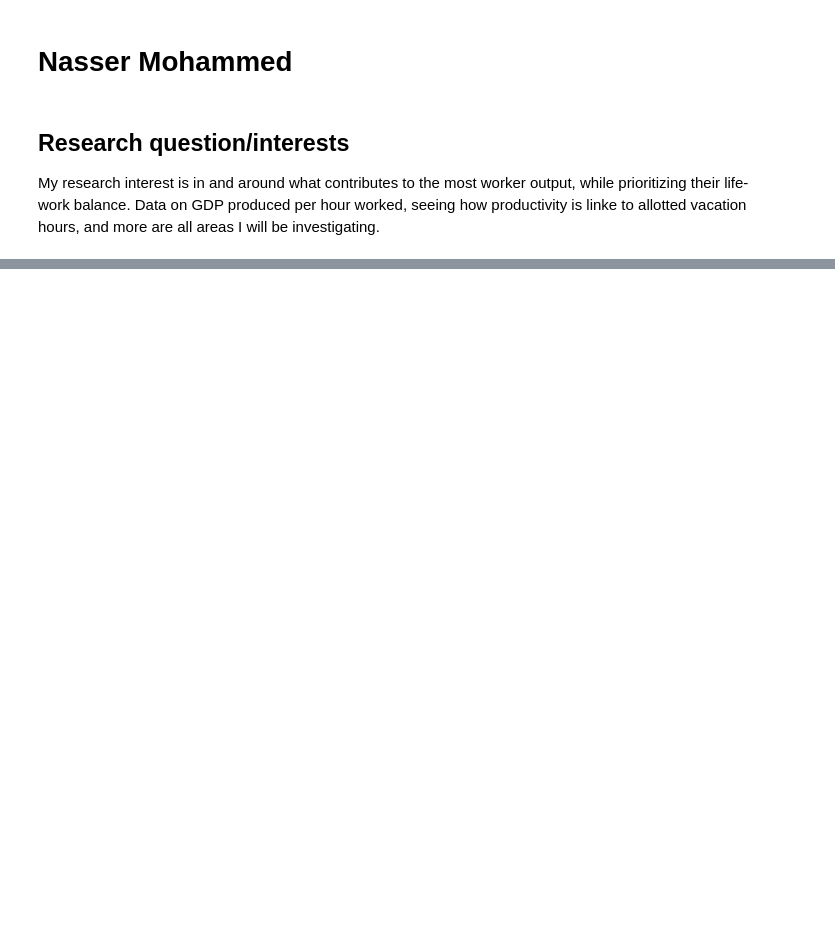
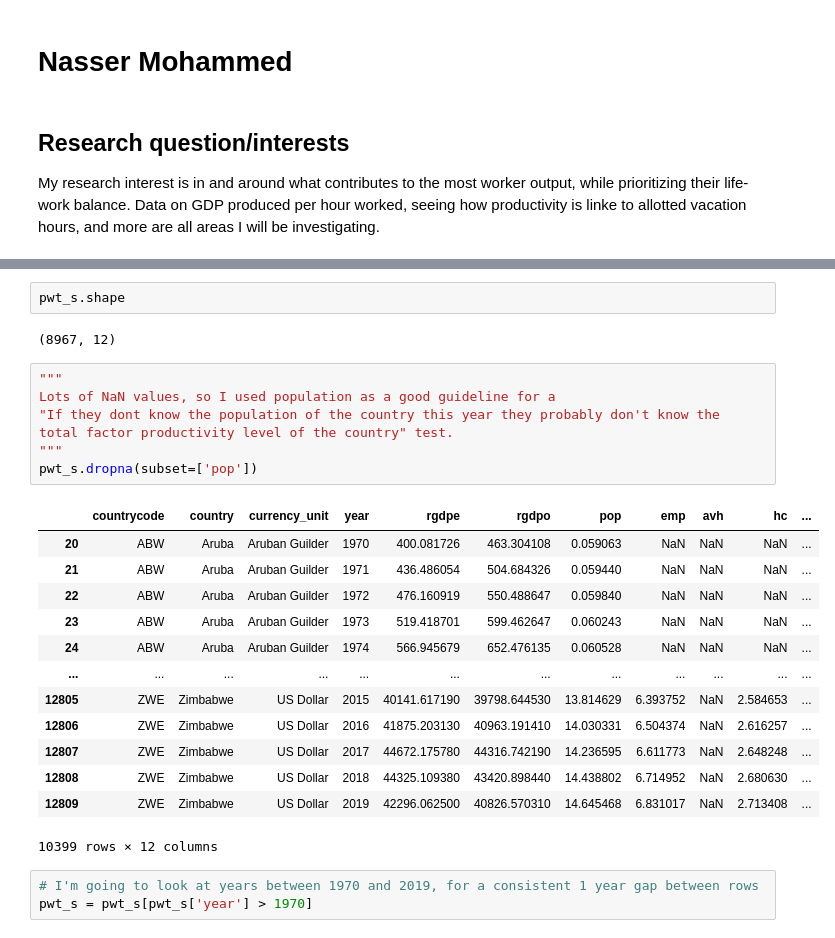
Before and after one commit to ubco-W2022T1-cosc301/project-group17, a Jupyter notebook: notebooks/analysis2.ipynb, the cells around one changed output, grey strips where cells are left out. Cells and saved outputs as stored; diff of their text form; blank space fills up the shorter version.

```diff
--- a/notebooks/analysis2.ipynb
+++ b/notebooks/analysis2.ipynb
@@ -26,0 +114,28 @@ pwt_= pd.read_csv("../data/processed/cleaned_combined_data.csv")
+# %%
+pwt_s.shape
+# %% [output]
+(8967, 12)
+# %%
+"""
+Lots of NaN values, so I used population as a good guideline for a
+"If they dont know the population of the country this year they probably don't know the
+total factor productivity level of the country" test.
+"""
+pwt_s.dropna(subset=['pop'])
+# %% [output]
+|  | countrycode | country | currency_unit | year | rgdpe | rgdpo | pop | emp | avh | hc | ... |
+| 20 | ABW | Aruba | Aruban Guilder | 1970 | 400.081726 | 463.304108 | 0.059063 | NaN | NaN | NaN | ... |
+| 21 | ABW | Aruba | Aruban Guilder | 1971 | 436.486054 | 504.684326 | 0.059440 | NaN | NaN | NaN | ... |
+| 22 | ABW | Aruba | Aruban Guilder | 1972 | 476.160919 | 550.488647 | 0.059840 | NaN | NaN | NaN | ... |
+| 23 | ABW | Aruba | Aruban Guilder | 1973 | 519.418701 | 599.462647 | 0.060243 | NaN | NaN | NaN | ... |
+| 24 | ABW | Aruba | Aruban Guilder | 1974 | 566.945679 | 652.476135 | 0.060528 | NaN | NaN | NaN | ... |
+| ... | ... | ... | ... | ... | ... | ... | ... | ... | ... | ... | ... |
+| 12805 | ZWE | Zimbabwe | US Dollar | 2015 | 40141.617190 | 39798.644530 | 13.814629 | 6.393752 | NaN | 2.584653 | ... |
+| 12806 | ZWE | Zimbabwe | US Dollar | 2016 | 41875.203130 | 40963.191410 | 14.030331 | 6.504374 | NaN | 2.616257 | ... |
+| 12807 | ZWE | Zimbabwe | US Dollar | 2017 | 44672.175780 | 44316.742190 | 14.236595 | 6.611773 | NaN | 2.648248 | ... |
+| 12808 | ZWE | Zimbabwe | US Dollar | 2018 | 44325.109380 | 43420.898440 | 14.438802 | 6.714952 | NaN | 2.680630 | ... |
+| 12809 | ZWE | Zimbabwe | US Dollar | 2019 | 42296.062500 | 40826.570310 | 14.645468 | 6.831017 | NaN | 2.713408 | ... |
+10399 rows × 12 columns
+# %%
+# I'm going to look at years between 1970 and 2019, for a consistent 1 year gap between rows
+pwt_s = pwt_s[pwt_s['year'] > 1970]
```
Also changed, not shown: parts of 14 cells of this notebook.
